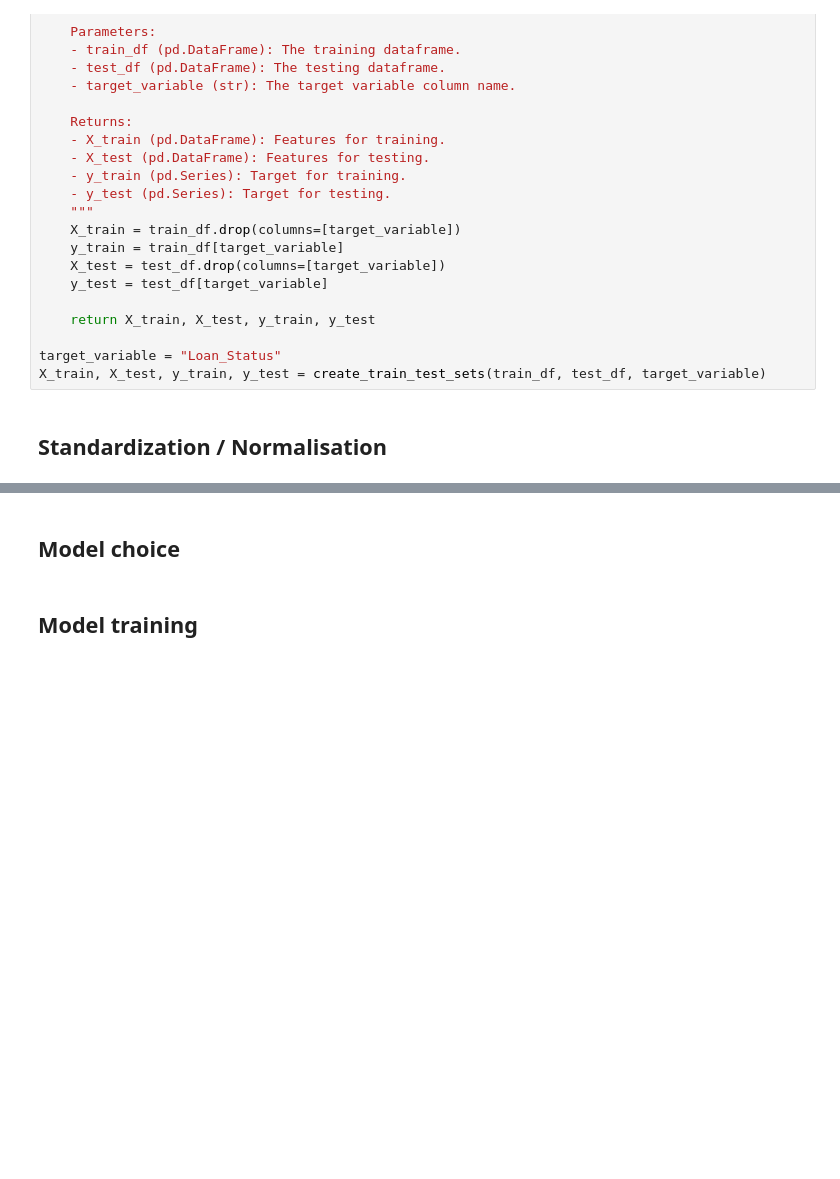
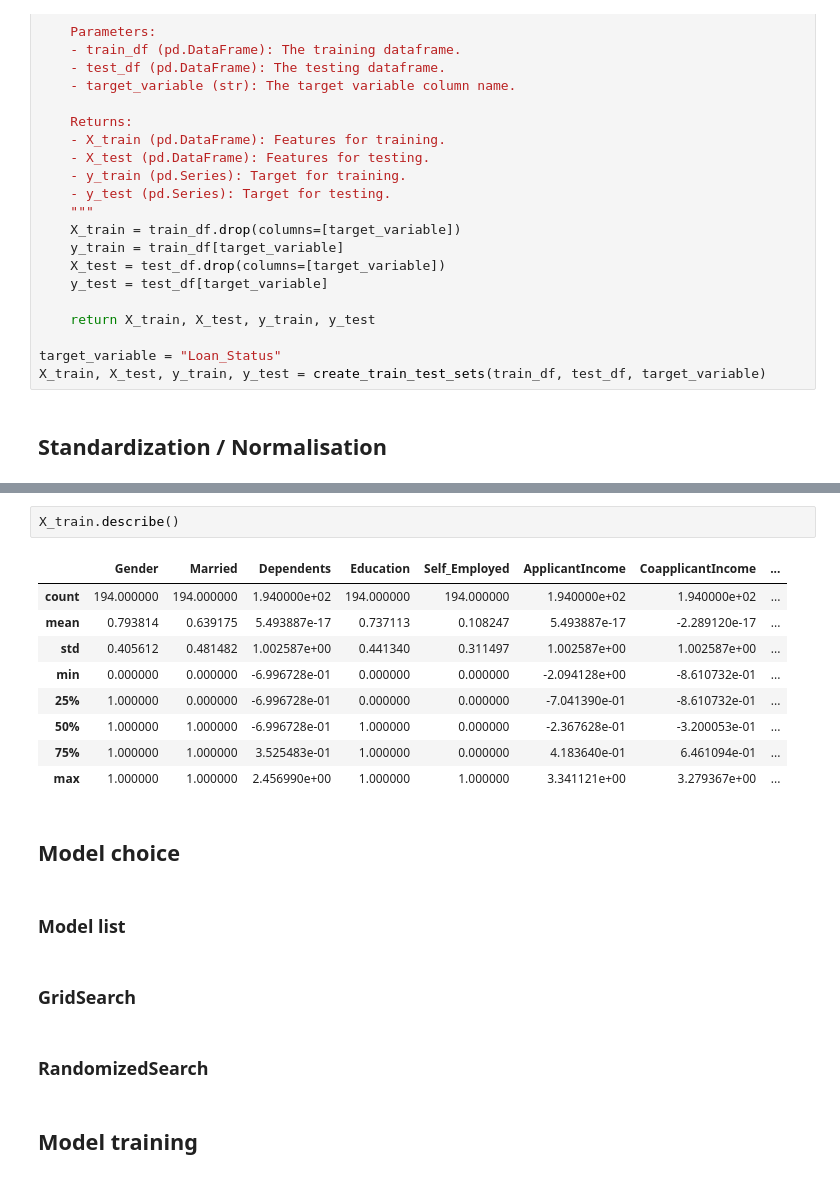
Before and after one commit to TonyVallad/Simplon, a Jupyter notebook: Brief_Prediction_Eligibilite_Credit_Banque/Notebook_Prediction_Eligibilite.ipynb, the cells around one changed output, grey strips where cells are left out. Cells and saved outputs as stored; diff of their text form; blank space fills up the shorter version.

```diff
--- a/Brief_Prediction_Eligibilite_Credit_Banque/Notebook_Prediction_Eligibilite.ipynb
+++ b/Brief_Prediction_Eligibilite_Credit_Banque/Notebook_Prediction_Eligibilite.ipynb
@@ -883,5 +906,23 @@ X_train, X_test, y_train, y_test = create_train_test_sets(train_df, test_df, tar
+# %%
+X_train.describe()
+# %% [output]
+|  | Gender | Married | Dependents | Education | Self_Employed | ApplicantIncome | CoapplicantIncome | ... |
+| count | 194.000000 | 194.000000 | 1.940000e+02 | 194.000000 | 194.000000 | 1.940000e+02 | 1.940000e+02 | ... |
+| mean | 0.793814 | 0.639175 | 5.493887e-17 | 0.737113 | 0.108247 | 5.493887e-17 | -2.289120e-17 | ... |
+| std | 0.405612 | 0.481482 | 1.002587e+00 | 0.441340 | 0.311497 | 1.002587e+00 | 1.002587e+00 | ... |
+| min | 0.000000 | 0.000000 | -6.996728e-01 | 0.000000 | 0.000000 | -2.094128e+00 | -8.610732e-01 | ... |
+| 25% | 1.000000 | 0.000000 | -6.996728e-01 | 0.000000 | 0.000000 | -7.041390e-01 | -8.610732e-01 | ... |
+| 50% | 1.000000 | 1.000000 | -6.996728e-01 | 1.000000 | 0.000000 | -2.367628e-01 | -3.200053e-01 | ... |
+| 75% | 1.000000 | 1.000000 | 3.525483e-01 | 1.000000 | 0.000000 | 4.183640e-01 | 6.461094e-01 | ... |
+| max | 1.000000 | 1.000000 | 2.456990e+00 | 1.000000 | 1.000000 | 3.341121e+00 | 3.279367e+00 | ... |
 # %% [markdown]
 ## Model choice
+# %% [markdown]
+### Model list
+# %% [markdown]
+### GridSearch
+# %% [markdown]
+### RandomizedSearch
 # %% [markdown]
 ## Model training
 # %% [markdown]
```
Also changed, not shown: parts of 16 cells of this notebook.
